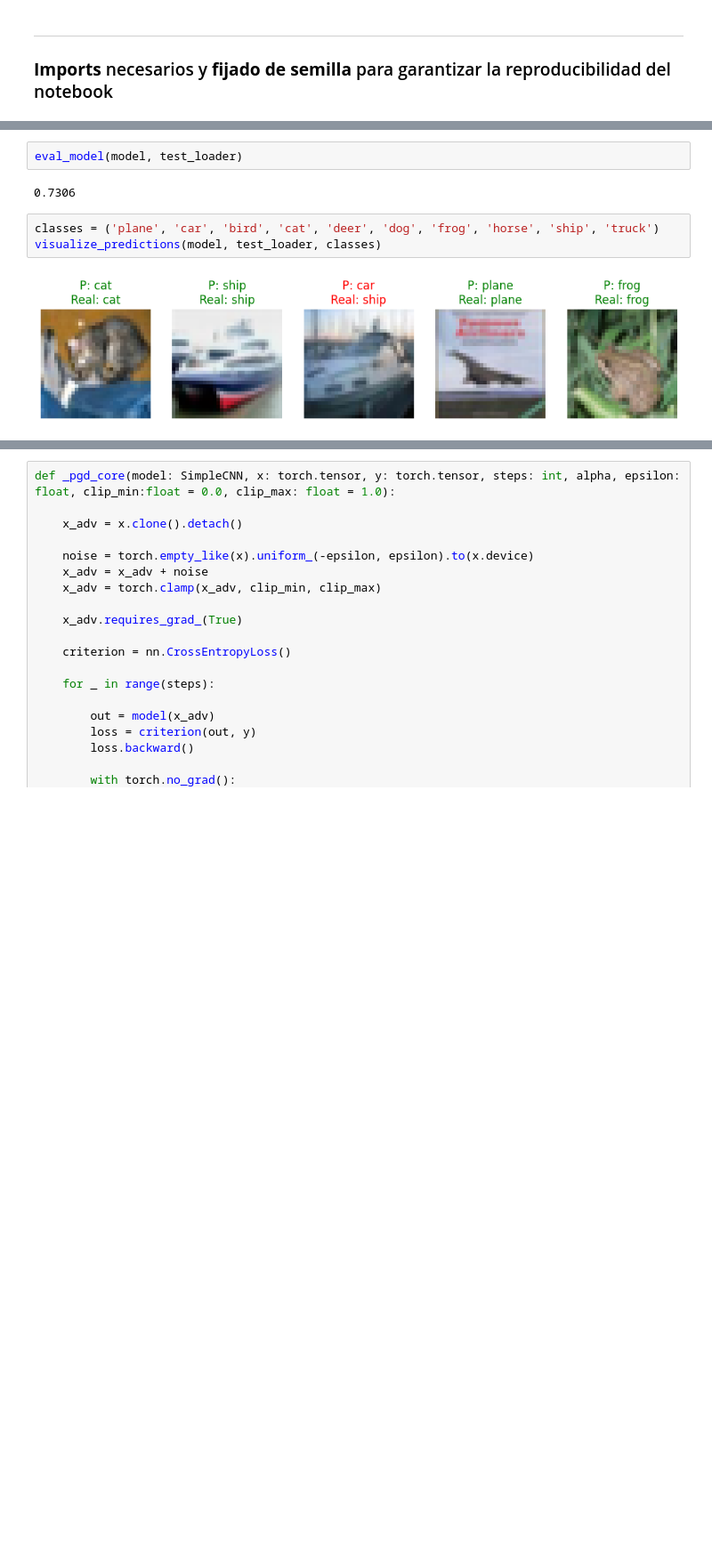
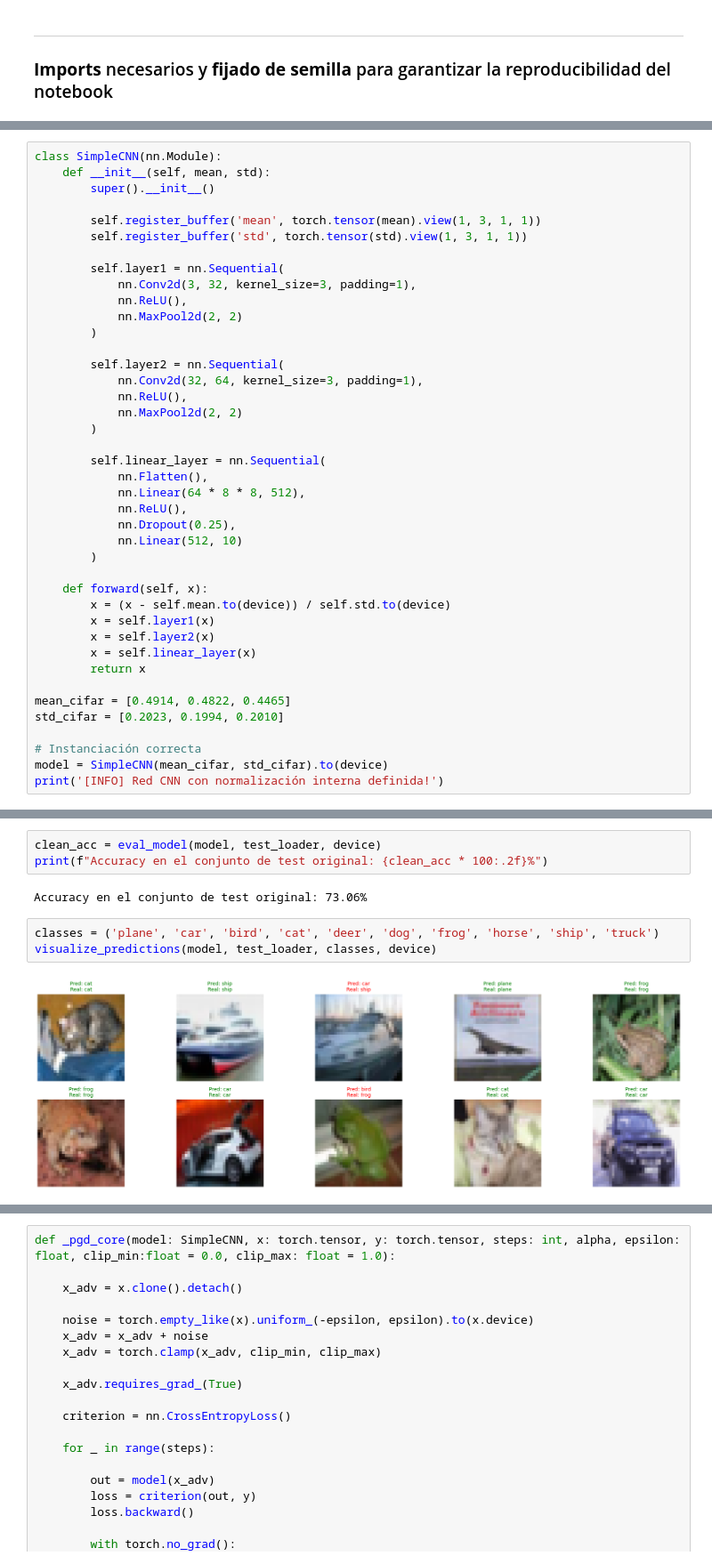
Before and after one commit to alvaroG-IA/CNN-Adversarial-Attacks-Defense, a Jupyter notebook: notebook.ipynb, the cells around one changed output, grey strips where cells are left out. Shown at 89% size. Drawn from its saved outputs; the diff is of its cells as text; blank space fills up the shorter version.

```diff
--- a/notebook.ipynb
+++ b/notebook.ipynb
@@ -172,0 +142,41 @@ Epoca 20 - Loss: 0.0731
+# %%
+class SimpleCNN(nn.Module):
+    def __init__(self, mean, std):
+        super().__init__()
+
+        self.register_buffer('mean', torch.tensor(mean).view(1, 3, 1, 1))
+        self.register_buffer('std', torch.tensor(std).view(1, 3, 1, 1))
+
+        self.layer1 = nn.Sequential(
+            nn.Conv2d(3, 32, kernel_size=3, padding=1),
+            nn.ReLU(),
+            nn.MaxPool2d(2, 2)
+        )
+
+        self.layer2 = nn.Sequential(
+            nn.Conv2d(32, 64, kernel_size=3, padding=1),
+            nn.ReLU(),
+            nn.MaxPool2d(2, 2)
+        )
+
+        self.linear_layer = nn.Sequential(
+            nn.Flatten(),
+            nn.Linear(64 * 8 * 8, 512),
+            nn.ReLU(),
+            nn.Dropout(0.25),
+            nn.Linear(512, 10)
+        )
+
+    def forward(self, x):
+        x = (x - self.mean.to(device)) / self.std.to(device)
+        x = self.layer1(x)
+        x = self.layer2(x)
+        x = self.linear_layer(x)
+        return x
+
+mean_cifar = [0.4914, 0.4822, 0.4465]
+std_cifar = [0.2023, 0.1994, 0.2010]
+
+# Instanciación correcta
+model = SimpleCNN(mean_cifar, std_cifar).to(device)
+print('[INFO] Red CNN con normalización interna definida!')
@@ -173,12 +218,13 @@ Epoca 20 - Loss: 0.0731
 # %%
-eval_model(model, test_loader)
+clean_acc = eval_model(model, test_loader, device)
+print(f"Accuracy en el conjunto de test original: {clean_acc * 100:.2f}%")
 # %% [output]
-0.7306
+Accuracy en el conjunto de test original: 73.06%
-# %%
-classes = ('plane', 'car', 'bird', 'cat', 'deer', 'dog', 'frog', 'horse', 'ship', 'truck')
-visualize_predictions(model, test_loader, classes)
-# %% [output]
-[figure, removed]
+# %%
+classes = ('plane', 'car', 'bird', 'cat', 'deer', 'dog', 'frog', 'horse', 'ship', 'truck')
+visualize_predictions(model, test_loader, classes, device)
+# %% [output]
+[figure, added]
 # %% [markdown]
 ---
 ## **Parte 2 - Ataques adversarios**
```
Also changed, not shown: parts of 25 cells of this notebook.
